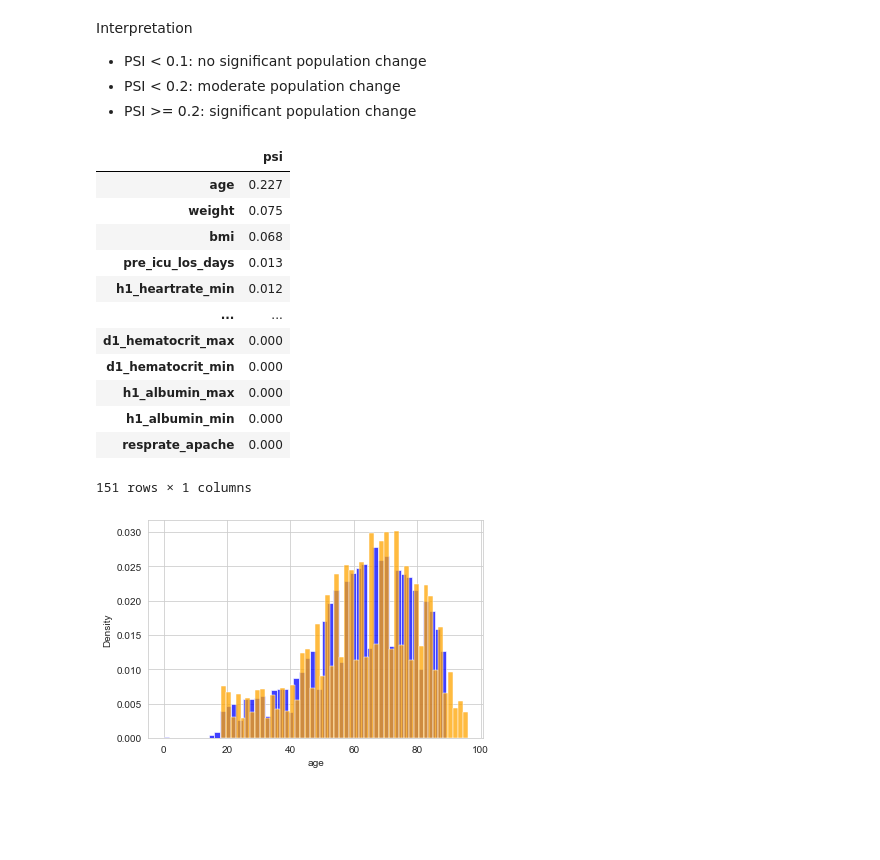
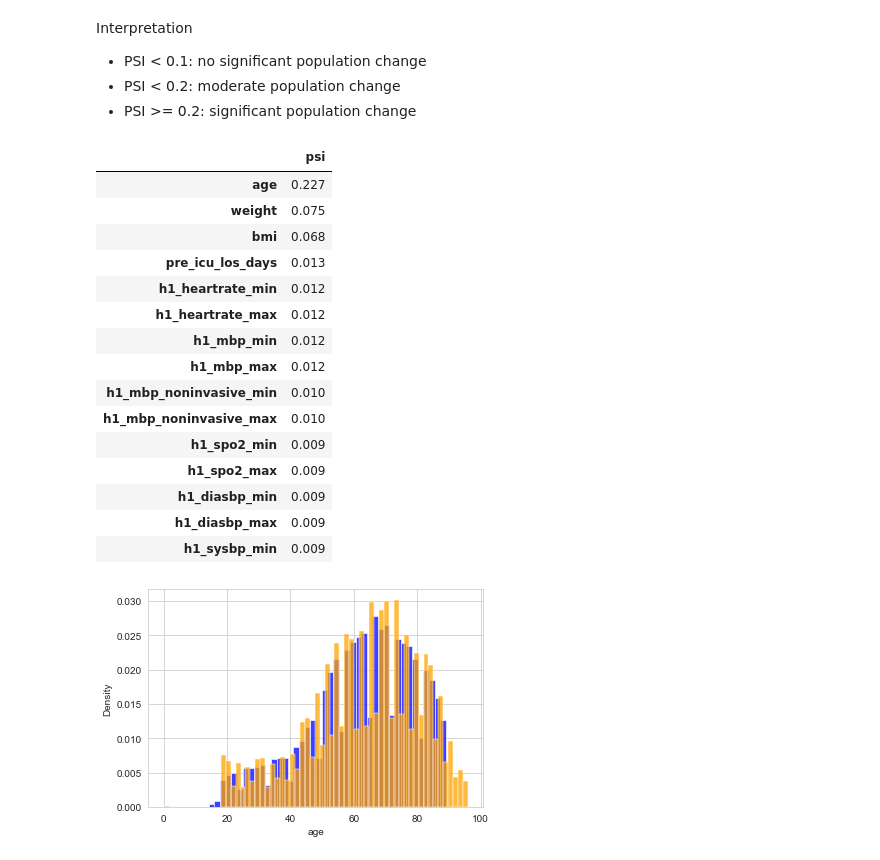
Before and after one commit to Sebasu11/WiDS-2021, a Jupyter notebook: notebooks/01_eda.ipynb, the cells around one changed output. Cells and saved outputs as stored; diff of their text form; code cells hidden in the pictures; blank space fills up the shorter version.

```diff
--- a/notebooks/01_eda.ipynb
+++ b/notebooks/01_eda.ipynb
@@ -608,3 +619,12 @@ limits_dict = {}
 for column in diabetes_describe.columns:
     limits_dict[column]={"max":diabetes_describe[column].loc["50%"]+diabetes_describe[column].loc["std"]*2,
                          "min":diabetes_describe[column].loc["min"]}
+# %%
+plt.figure(figsize=(15,10))
+vars_to_look = apache_covariate_features[8:-2]
+for i, var in enumerate(vars_to_look):
+    plt.subplot(6,3,i+1)
+    plt.xticks(rotation = 90)
+    sns.boxplot(y=var,data=diabetes);
+    plt.title("Box plot of " + var)
+plt.tight_layout()
@@ -737,3 +759,12 @@ diabetes[(diabetes["h1_resprate_min"]==0)&\
 | 65081 | 65082 | 183296 | 43 | 52.0 | 30.484429 | 0 | Caucasian | M | ... |
 | 65628 | 65629 | 162388 | 43 | 72.0 | 20.933912 | 0 | Caucasian | F | ... |
 8 rows × 181 columns
+# %%
+plt.figure(figsize=(15,35))
+vars_to_look = vitals_features
+for i, var in enumerate(vars_to_look):
+    plt.subplot(18,3,i+1)
+    plt.xticks(rotation = 90)
+    sns.boxplot(y=var,data=diabetes);
+    plt.title("Box plot of " + var)
+plt.tight_layout()
@@ -813,3 +846,12 @@ diabetes[labs_features].describe()
 | 50% | 3.000000 | 2.900000 | 0.700000 | 0.600000 | 19.000000 | 17.000000 | ... |
 | 75% | 3.400000 | 3.400000 | 1.100000 | 1.000000 | 31.000000 | 29.000000 | ... |
 | max | 4.600000 | 4.500000 | 60.200000 | 58.000000 | 126.000000 | 113.090000 | ... |
+# %%
+plt.figure(figsize=(15,37))
+vars_to_look = labs_features
+for i, var in enumerate(vars_to_look):
+    plt.subplot(20,3,i+1)
+    plt.xticks(rotation = 90)
+    sns.boxplot(y=var,data=diabetes);
+    plt.title("Box plot of " + var)
+plt.tight_layout()
@@ -884,3 +928,12 @@ diabetes[labs_bloodgas_features].describe()
 | 50% | 42.900000 | 37.000000 | 7.390000 | 7.340000 | ... |
 | 75% | 50.000000 | 43.000000 | 7.440000 | 7.398000 | ... |
 | max | 111.000000 | 85.912000 | 7.620000 | 7.557860 | ... |
+# %%
+plt.figure(figsize=(15,18))
+vars_to_look = labs_bloodgas_features
+for i, var in enumerate(vars_to_look):
+    plt.subplot(6,3,i+1)
+    plt.xticks(rotation = 90)
+    sns.boxplot(y=var,data=diabetes);
+    plt.title("Box plot of " + var)
+plt.tight_layout()
@@ -1003,21 +1090,24 @@ for var in vars_to_look:
     psi_numeric_dict[var]=calculate_psi(diabetes[var].values, test[var].values, buckettype='quantiles', buckets=10, axis=1)
 psi_numeric=pd.DataFrame((pd.Series(psi_numeric_dict).sort_values(ascending=False)),columns=["psi"])
 # %%
-psi_numeric.round(3)
+psi_numeric.round(3).head(15)
 # %% [output]
 |  | psi |
 | age | 0.227 |
 | weight | 0.075 |
 | bmi | 0.068 |
 | pre_icu_los_days | 0.013 |
 | h1_heartrate_min | 0.012 |
-| ... | ... |
-| d1_hematocrit_max | 0.000 |
-| d1_hematocrit_min | 0.000 |
-| h1_albumin_max | 0.000 |
-| h1_albumin_min | 0.000 |
-| resprate_apache | 0.000 |
+| h1_heartrate_max | 0.012 |
+| h1_mbp_min | 0.012 |
+| h1_mbp_max | 0.012 |
+| h1_mbp_noninvasive_min | 0.010 |
+| h1_mbp_noninvasive_max | 0.010 |
+| h1_spo2_min | 0.009 |
+| h1_spo2_max | 0.009 |
+| h1_diasbp_min | 0.009 |
+| h1_diasbp_max | 0.009 |
+| h1_sysbp_min | 0.009 |
-151 rows × 1 columns
 # %%
 sns.histplot(data=diabetes,x="age",bins=50,stat="density",color="blue")
 sns.histplot(data=test,x="age",bins=50,stat="density",color="orange");
```
Also changed, not shown: parts of 19 cells of this notebook, 2 other files.
